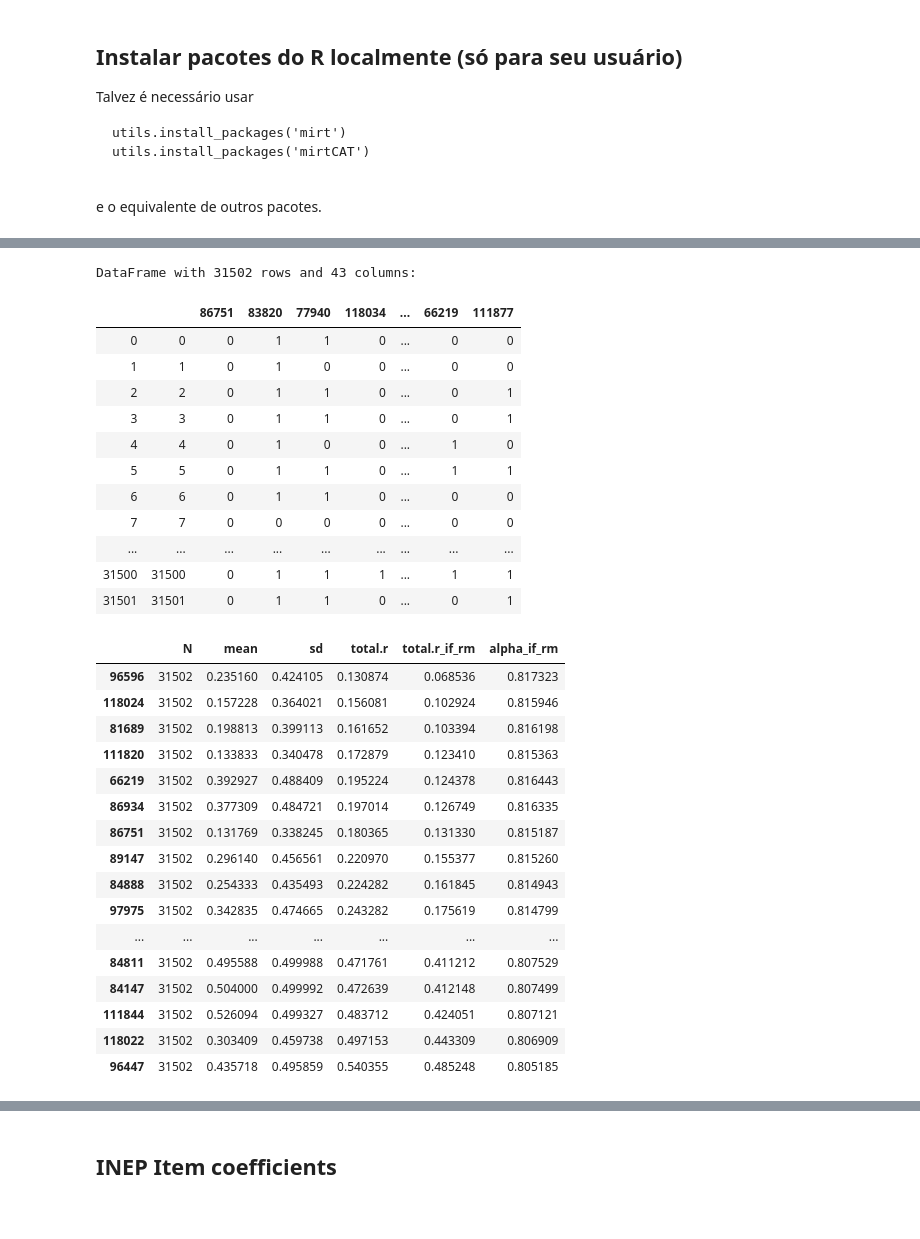
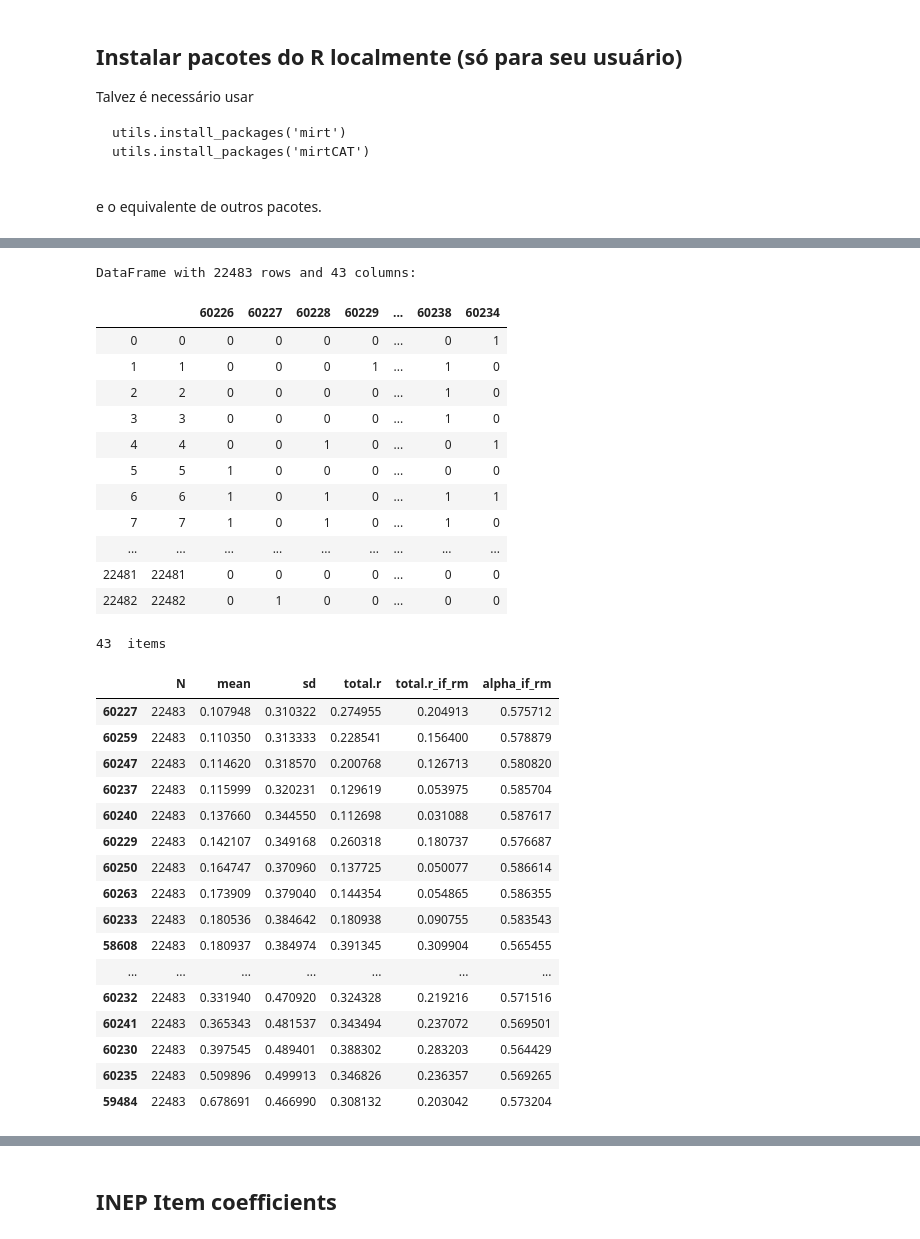
Before and after one commit to atp/enem, a Jupyter notebook: 04-IRT.ipynb, the cells around one changed output, grey strips where cells are left out. Drawn from its saved outputs; the diff is of its cells as text; code cells hidden in the pictures.

```diff
--- a/04-IRT.ipynb
+++ b/04-IRT.ipynb
@@ -82,4 +64,4 @@ Q293
 # %%
-df = pd.read_csv('data/ch19.csv')
+df = pd.read_csv('data/ac_1_2009_MT.csv')
 df
 # %% [output]
@@ -99,4 +81,4 @@ df
 # %%
-resp = df.iloc[:,range(43)]
+resp = df.iloc[:,:-3]
 resp
 # %% [output]
@@ -117,41 +99,43 @@ resp
 rdf = to_rdf(resp)
 rdf
 # %% [output]
-DataFrame with 31502 rows and 43 columns:
+DataFrame with 22483 rows and 43 columns:
-|  |  | 86751 | 83820 | 77940 | 118034 | ... | 66219 | 111877 |
-| 0 | 0 | 0 | 1 | 1 | 0 | ... | 0 | 0 |
-| 1 | 1 | 0 | 1 | 0 | 0 | ... | 0 | 0 |
-| 2 | 2 | 0 | 1 | 1 | 0 | ... | 0 | 1 |
-| 3 | 3 | 0 | 1 | 1 | 0 | ... | 0 | 1 |
-| 4 | 4 | 0 | 1 | 0 | 0 | ... | 1 | 0 |
-| 5 | 5 | 0 | 1 | 1 | 0 | ... | 1 | 1 |
-| 6 | 6 | 0 | 1 | 1 | 0 | ... | 0 | 0 |
-| 7 | 7 | 0 | 0 | 0 | 0 | ... | 0 | 0 |
+|  |  | 60226 | 60227 | 60228 | 60229 | ... | 60238 | 60234 |
+| 0 | 0 | 0 | 0 | 0 | 0 | ... | 0 | 1 |
+| 1 | 1 | 0 | 0 | 0 | 1 | ... | 1 | 0 |
+| 2 | 2 | 0 | 0 | 0 | 0 | ... | 1 | 0 |
+| 3 | 3 | 0 | 0 | 0 | 0 | ... | 1 | 0 |
+| 4 | 4 | 0 | 0 | 1 | 0 | ... | 0 | 1 |
+| 5 | 5 | 1 | 0 | 0 | 0 | ... | 0 | 0 |
+| 6 | 6 | 1 | 0 | 1 | 0 | ... | 1 | 1 |
+| 7 | 7 | 1 | 0 | 1 | 0 | ... | 1 | 0 |
 | ... | ... | ... | ... | ... | ... | ... | ... | ... |
-| 31500 | 31500 | 0 | 1 | 1 | 1 | ... | 1 | 1 |
-| 31501 | 31501 | 0 | 1 | 1 | 0 | ... | 0 | 1 |
+| 22481 | 22481 | 0 | 0 | 0 | 0 | ... | 0 | 0 |
+| 22482 | 22482 | 0 | 1 | 0 | 0 | ... | 0 | 0 |
 # %%
 istats = mirt.itemstats(rdf)
 istats = to_df(istats[1])
-istats.sort_values("total.r_if_rm")
+print(len(istats)," items")
+istats.sort_values("mean")
 # %% [output]
+43  items
 |  | N | mean | sd | total.r | total.r_if_rm | alpha_if_rm |
-| 96596 | 31502 | 0.235160 | 0.424105 | 0.130874 | 0.068536 | 0.817323 |
-| 118024 | 31502 | 0.157228 | 0.364021 | 0.156081 | 0.102924 | 0.815946 |
-| 81689 | 31502 | 0.198813 | 0.399113 | 0.161652 | 0.103394 | 0.816198 |
-| 111820 | 31502 | 0.133833 | 0.340478 | 0.172879 | 0.123410 | 0.815363 |
-| 66219 | 31502 | 0.392927 | 0.488409 | 0.195224 | 0.124378 | 0.816443 |
-| 86934 | 31502 | 0.377309 | 0.484721 | 0.197014 | 0.126749 | 0.816335 |
-| 86751 | 31502 | 0.131769 | 0.338245 | 0.180365 | 0.131330 | 0.815187 |
-| 89147 | 31502 | 0.296140 | 0.456561 | 0.220970 | 0.155377 | 0.815260 |
-| 84888 | 31502 | 0.254333 | 0.435493 | 0.224282 | 0.161845 | 0.814943 |
-| 97975 | 31502 | 0.342835 | 0.474665 | 0.243282 | 0.175619 | 0.814799 |
+| 60227 | 22483 | 0.107948 | 0.310322 | 0.274955 | 0.204913 | 0.575712 |
+| 60259 | 22483 | 0.110350 | 0.313333 | 0.228541 | 0.156400 | 0.578879 |
+| 60247 | 22483 | 0.114620 | 0.318570 | 0.200768 | 0.126713 | 0.580820 |
+| 60237 | 22483 | 0.115999 | 0.320231 | 0.129619 | 0.053975 | 0.585704 |
+| 60240 | 22483 | 0.137660 | 0.344550 | 0.112698 | 0.031088 | 0.587617 |
+| 60229 | 22483 | 0.142107 | 0.349168 | 0.260318 | 0.180737 | 0.576687 |
+| 60250 | 22483 | 0.164747 | 0.370960 | 0.137725 | 0.050077 | 0.586614 |
+| 60263 | 22483 | 0.173909 | 0.379040 | 0.144354 | 0.054865 | 0.586355 |
+| 60233 | 22483 | 0.180536 | 0.384642 | 0.180938 | 0.090755 | 0.583543 |
+| 58608 | 22483 | 0.180937 | 0.384974 | 0.391345 | 0.309904 | 0.565455 |
 | ... | ... | ... | ... | ... | ... | ... |
-| 84811 | 31502 | 0.495588 | 0.499988 | 0.471761 | 0.411212 | 0.807529 |
-| 84147 | 31502 | 0.504000 | 0.499992 | 0.472639 | 0.412148 | 0.807499 |
-| 111844 | 31502 | 0.526094 | 0.499327 | 0.483712 | 0.424051 | 0.807121 |
-| 118022 | 31502 | 0.303409 | 0.459738 | 0.497153 | 0.443309 | 0.806909 |
-| 96447 | 31502 | 0.435718 | 0.495859 | 0.540355 | 0.485248 | 0.805185 |
+| 60232 | 22483 | 0.331940 | 0.470920 | 0.324328 | 0.219216 | 0.571516 |
+| 60241 | 22483 | 0.365343 | 0.481537 | 0.343494 | 0.237072 | 0.569501 |
+| 60230 | 22483 | 0.397545 | 0.489401 | 0.388302 | 0.283203 | 0.564429 |
+| 60235 | 22483 | 0.509896 | 0.499913 | 0.346826 | 0.236357 | 0.569265 |
+| 59484 | 22483 | 0.678691 | 0.466990 | 0.308132 | 0.203042 | 0.573204 |
 # %%
 %time model3pl = mirt.mirt(rdf,1,itemtype="3PL",method="EM",SE=True)
 # %% [output]
```
Also changed, not shown: parts of 28 cells of this notebook, 12 other files.
